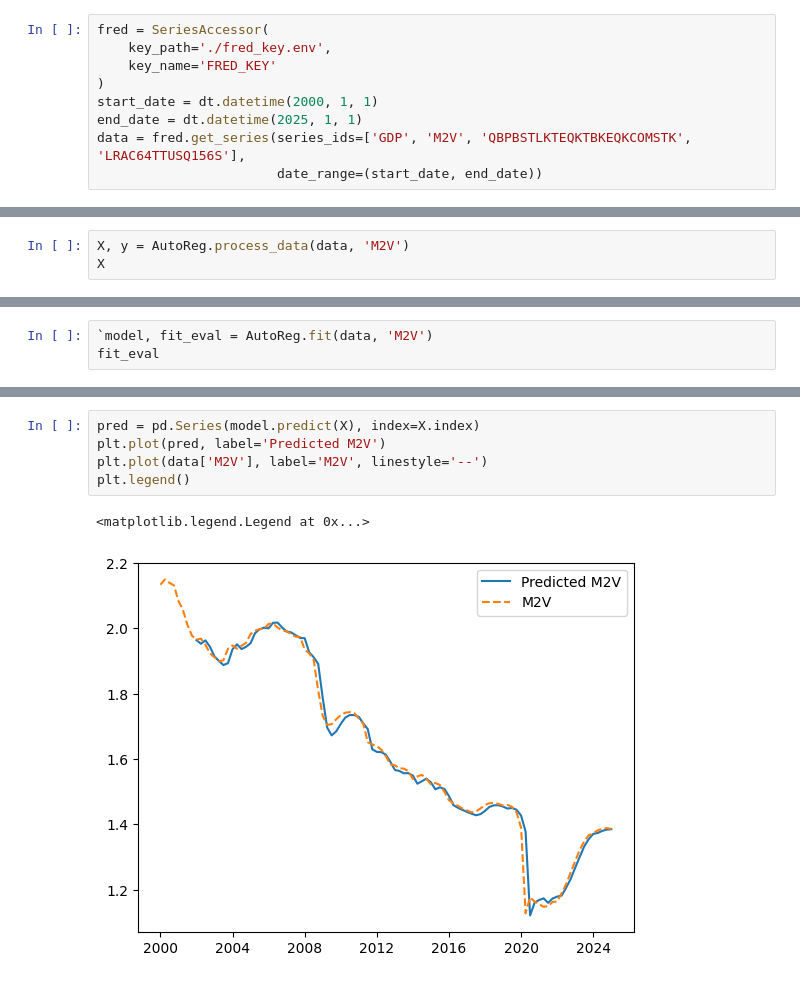
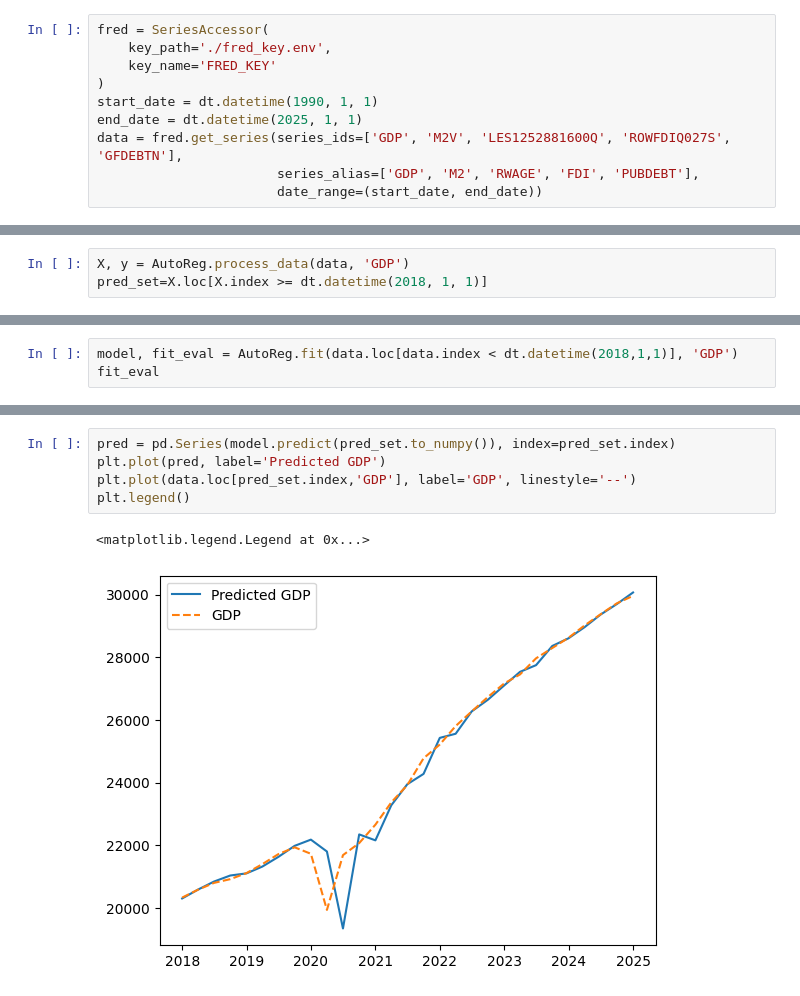
Before and after one commit to GongJr0/MacroSim, a Jupyter notebook: test.ipynb, the cells around one changed output, grey strips where cells are left out. Saved outputs shown, nothing was run; the diff lists cells and outputs as text.

```diff
--- a/test.ipynb
+++ b/test.ipynb
@@ -10,8 +9,9 @@ fred = SeriesAccessor(
     key_path='./fred_key.env',
     key_name='FRED_KEY'
 )
-start_date = dt.datetime(2000, 1, 1)
+start_date = dt.datetime(1990, 1, 1)
 end_date = dt.datetime(2025, 1, 1)
-data = fred.get_series(series_ids=['GDP', 'M2V', 'QBPBSTLKTEQKTBKEQKCOMSTK', 'LRAC64TTUSQ156S'],
+data = fred.get_series(series_ids=['GDP', 'M2V', 'LES1252881600Q', 'ROWFDIQ027S', 'GFDEBTN'],
+                       series_alias=['GDP', 'M2', 'RWAGE', 'FDI', 'PUBDEBT'],
                        date_range=(start_date, end_date))
 # %%
@@ -27,3 +37,3 @@ data.causality.tests['M2V']
 # %%
-X, y = AutoReg.process_data(data, 'M2V')
-X
+X, y = AutoReg.process_data(data, 'GDP')
+pred_set=X.loc[X.index >= dt.datetime(2018, 1, 1)]
@@ -44,4 +40,4 @@ X
 # %%
-`model, fit_eval = AutoReg.fit(data, 'M2V')
+model, fit_eval = AutoReg.fit(data.loc[data.index < dt.datetime(2018,1,1)], 'GDP')
 fit_eval
 # %% [output]
@@ -76,8 +81,8 @@ Complexity  Loss       Score      Equation
 # %%
-pred = pd.Series(model.predict(X), index=X.index)
-plt.plot(pred, label='Predicted M2V')
-plt.plot(data['M2V'], label='M2V', linestyle='--')
+pred = pd.Series(model.predict(pred_set.to_numpy()), index=pred_set.index)
+plt.plot(pred, label='Predicted GDP')
+plt.plot(data.loc[pred_set.index,'GDP'], label='GDP', linestyle='--')
 plt.legend()
 # %% [output]
 <matplotlib.legend.Legend at 0x...>
-[figure, old version]
+[figure, new version]
```
Also changed, not shown: parts of 7 cells of this notebook, 4 other files.
